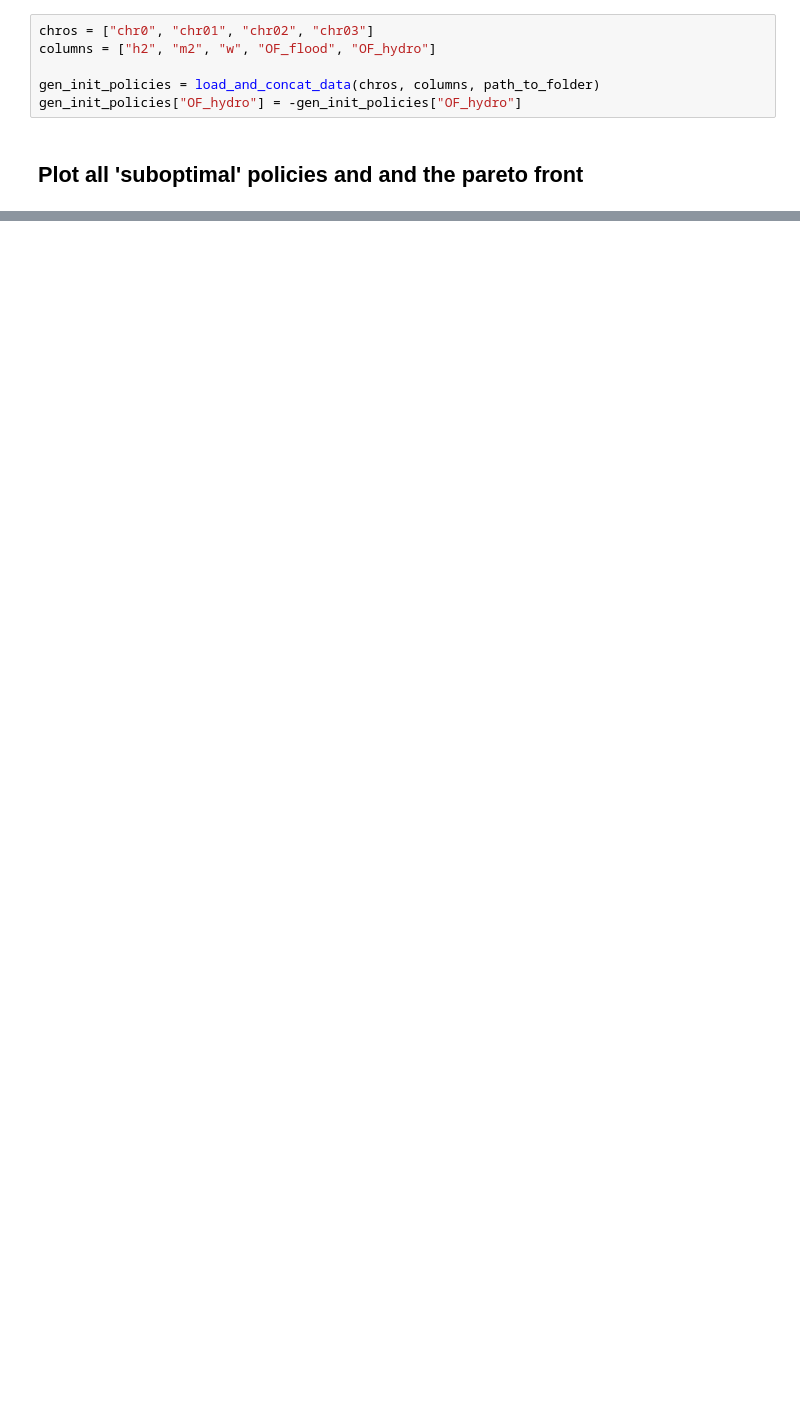
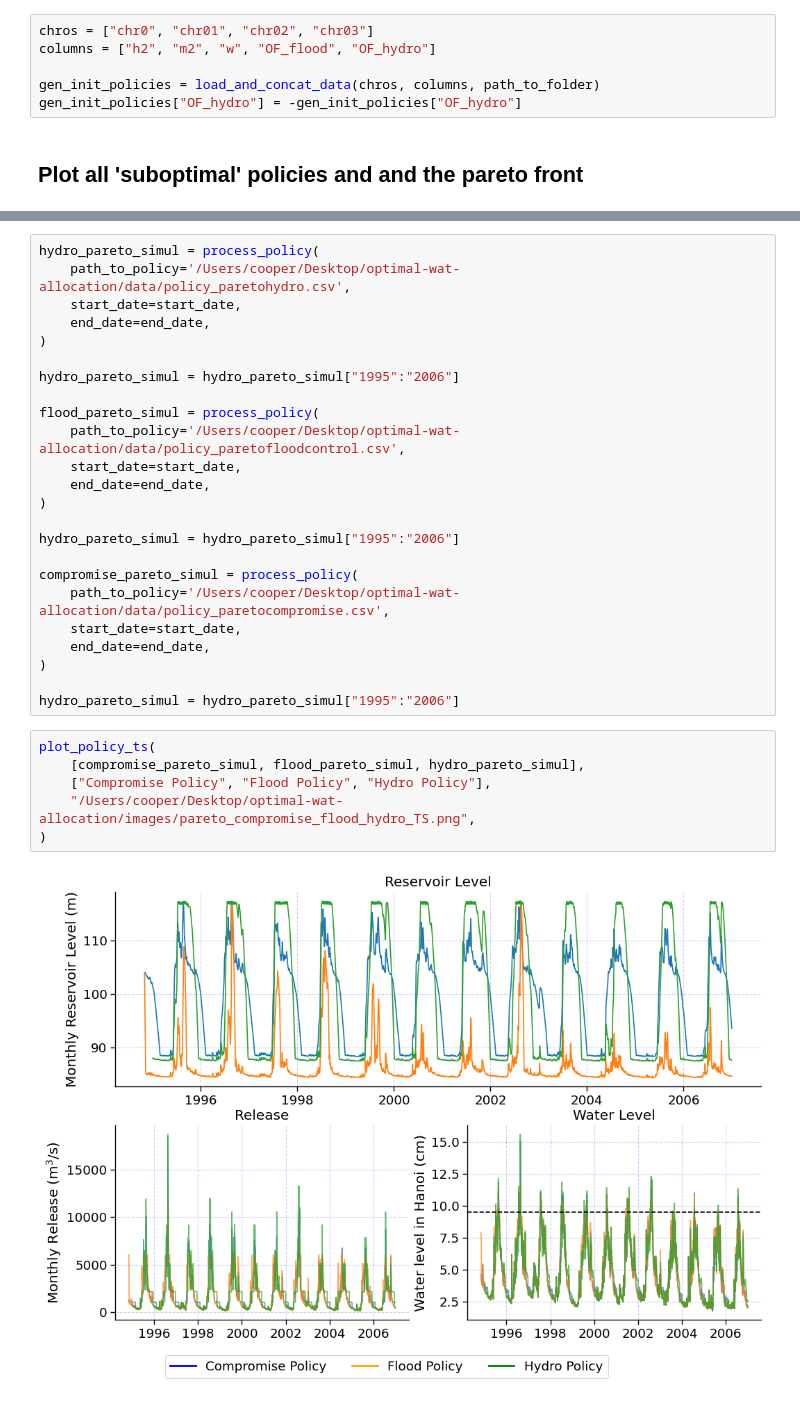
Before and after one commit to CooperBigFoot/optimal-wat-allocation, a Jupyter notebook: code/eda.ipynb, the cells around one changed output, grey strips where cells are left out. Drawn from its saved outputs; the diff is of its cells as text; blank space fills up the shorter version.

```diff
--- a/code/eda.ipynb
+++ b/code/eda.ipynb
@@ -450,0 +515,32 @@ plt.show()
+# %%
+hydro_pareto_simul = process_policy(
+    path_to_policy='/Users/cooper/Desktop/optimal-wat-allocation/data/policy_paretohydro.csv',
+    start_date=start_date,
+    end_date=end_date,
+)
+
+hydro_pareto_simul = hydro_pareto_simul["1995":"2006"]
+
+flood_pareto_simul = process_policy(
+    path_to_policy='/Users/cooper/Desktop/optimal-wat-allocation/data/policy_paretofloodcontrol.csv',
+    start_date=start_date,
+    end_date=end_date,
+)
+
+hydro_pareto_simul = hydro_pareto_simul["1995":"2006"]
+
+compromise_pareto_simul = process_policy(
+    path_to_policy='/Users/cooper/Desktop/optimal-wat-allocation/data/policy_paretocompromise.csv',
+    start_date=start_date,
+    end_date=end_date,
+)
+
+hydro_pareto_simul = hydro_pareto_simul["1995":"2006"]
+# %%
+plot_policy_ts(
+    [compromise_pareto_simul, flood_pareto_simul, hydro_pareto_simul],
+    ["Compromise Policy", "Flood Policy", "Hydro Policy"],
+    "/Users/cooper/Desktop/optimal-wat-allocation/images/pareto_compromise_flood_hydro_TS.png",
+)
+# %% [output]
+[figure, added]
```
Also changed, not shown: parts of 17 cells of this notebook, 9 other files.
